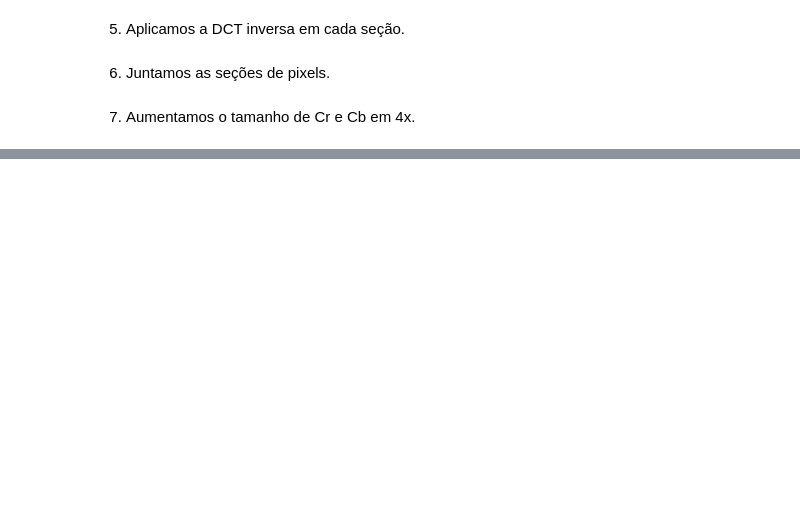
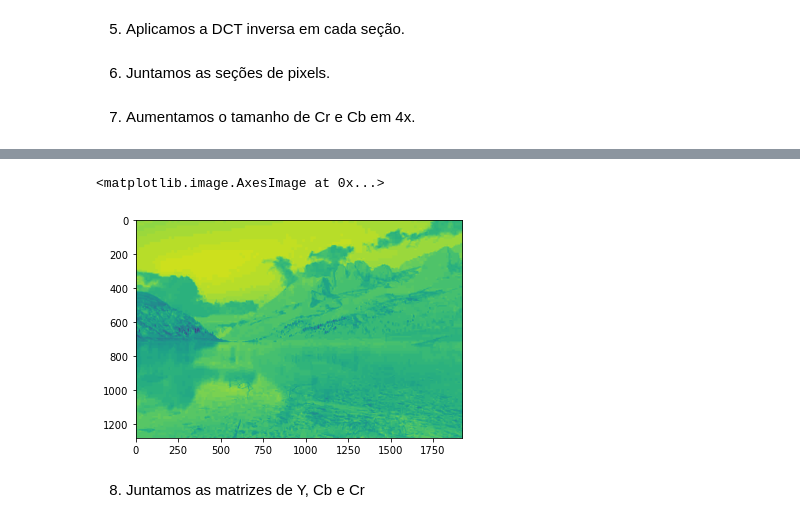
Before and after one commit to luiz-couto/image-compressor, a Jupyter notebook: img-compressor.ipynb, the cells around one changed output, grey strips where cells are left out. Cells and saved outputs as stored; diff of their text form; code cells hidden in the pictures; blank space fills up the shorter version.

```diff
--- a/img-compressor.ipynb
+++ b/img-compressor.ipynb
@@ -140,7 +152,14 @@ CHR_TABLE = np.array([[16, 11, 10, 16, 24, 40, 51, 61],
                 [49, 64, 78, 87, 103, 121, 120, 101],
                 [72, 92, 95, 98, 112, 100, 103, 99]])
 
-Y_TABLE_2 = CHR_TABLE
+Y_TABLE_2 = np.array([[16, 11, 10, 16, 24, 40, 51, 61],
+                [12, 12, 14, 19, 26, 58, 60, 55],
+                [14, 13, 16, 24, 40, 57, 69, 56],
+                [14, 17, 22, 29, 51, 87, 80, 62],
+                [18, 22, 37, 56, 68, 109, 103, 77],
+                [24, 35, 55, 64, 81, 104, 113, 92],
+                [49, 64, 78, 87, 103, 121, 120, 101],
+                [72, 92, 95, 98, 112, 100, 103, 99]])
 
 CHR_TABLE_2 = np.array([[17, 18, 24, 47, 99, 99, 99, 99],
                 [18, 21, 26, 66, 99, 99, 99, 99],
@@ -428,3 +451,11 @@ def upscaleMatrix(matrix, n):
 # %%
 Cb_scaled = upscaleMatrix(Cb_joined, 2)
 Cr_scaled = upscaleMatrix(Cr_joined, 2)
+plt.imshow(Y_joined)
+plt.imshow(Cb_scaled)
+plt.imshow(Cr_scaled)
+# %% [output]
+<matplotlib.image.AxesImage at 0x...>
+[figure, added]
+# %% [markdown]
+8. Juntamos as matrizes de Y, Cb e Cr
```
Also changed, not shown: parts of 14 cells of this notebook, 1 other file.
